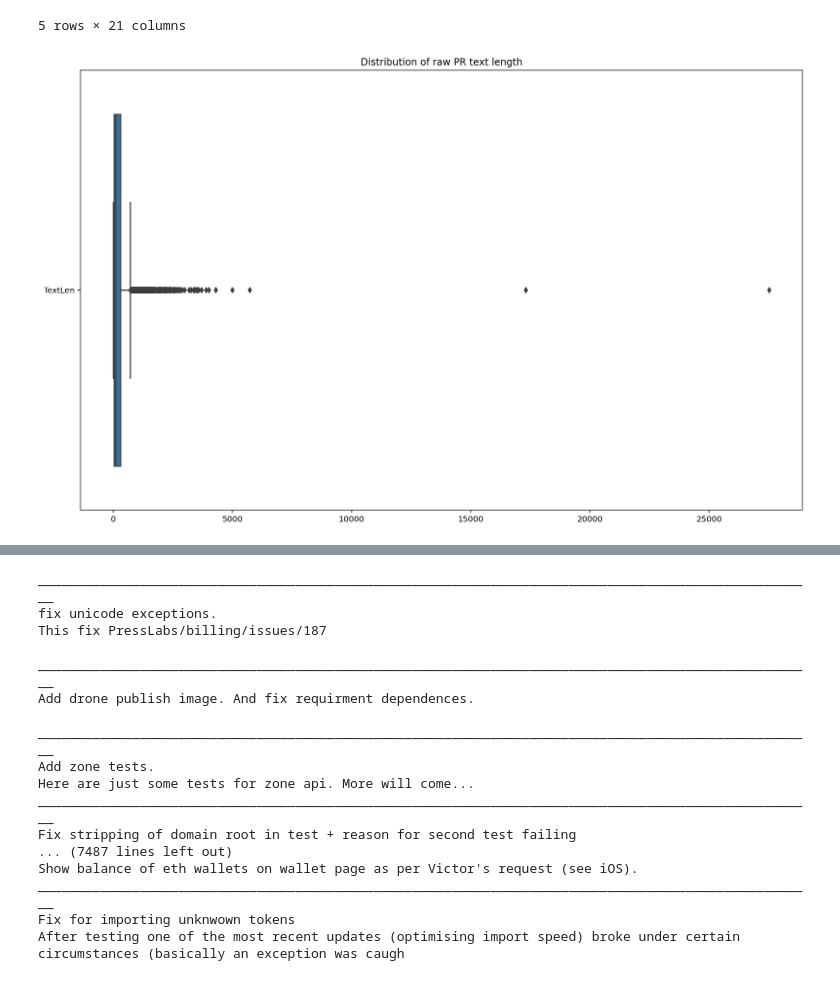
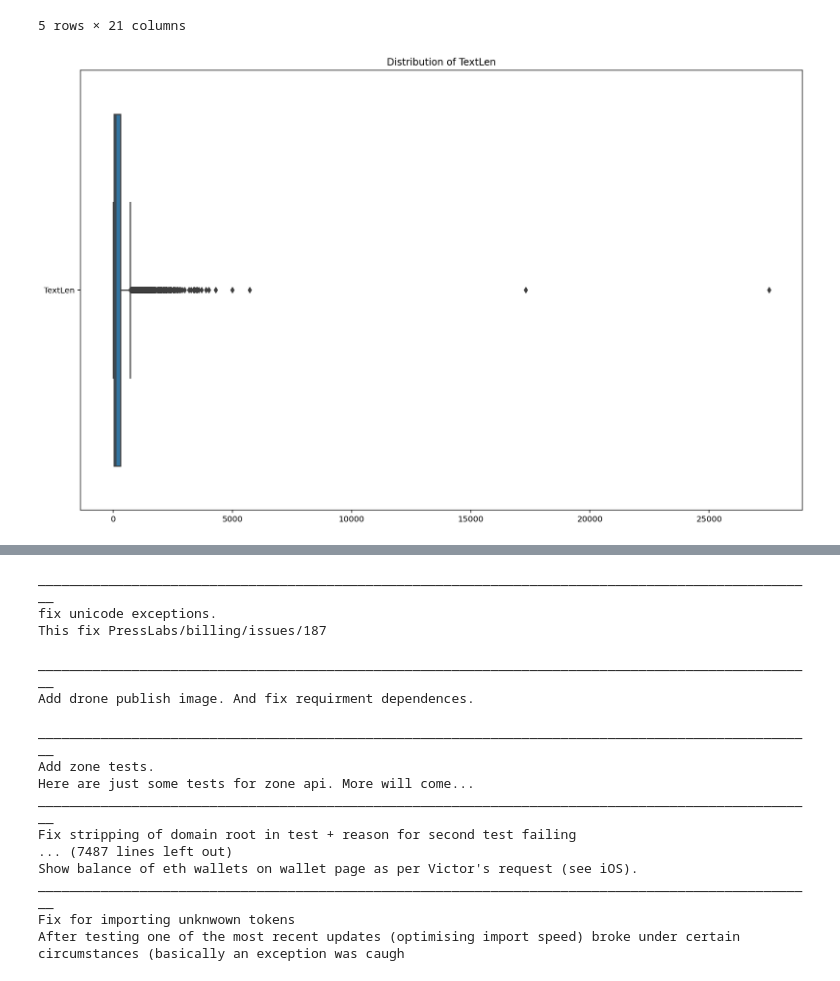
Before and after one commit to TiredFalcon/readse-pull-requests, a Jupyter notebook: Get_PRs_Texts_And_Clean.ipynb, the cells around one changed output, grey strips where cells are left out. Saved outputs shown, nothing was run; the diff lists cells and outputs as text; code cells hidden in the pictures.

```diff
--- a/Get_PRs_Texts_And_Clean.ipynb
+++ b/Get_PRs_Texts_And_Clean.ipynb
@@ -127,13 +127,13 @@ textlen_df.head()
 | 4 | AMecea | https://github.com/silverapp/silver | 373 | 17.0 | 1.0 | 0.0 | ... |
 5 rows × 21 columns
 # %%
-def textlen_distribution(_df: pd.DataFrame, title: str, fname: str = None):
+def distribution_of_col(_df: pd.DataFrame, col: str, fname: str = None):
     plt.rcParams["figure.figsize"] = [16,10]
-    sns.boxplot(orient="h", data=_df[['TextLen']]).set_title(title)
+    sns.boxplot(orient="h", data=_df[[col]]).set_title(f"Distribution of {col}")
     if fname:
         plt.savefig(f'figures/{fname}', bbox_inches='tight')
     plt.show()
-# %%
-textlen_distribution(textlen_df, 'Distribution of raw PR text length')
-# %% [output]
-[figure, removed]
+# %%
+distribution_of_col(textlen_df, 'TextLen')
+# %% [output]
+[figure, added]
```
Also changed, not shown: parts of 3 cells of this notebook, 2 other files.
